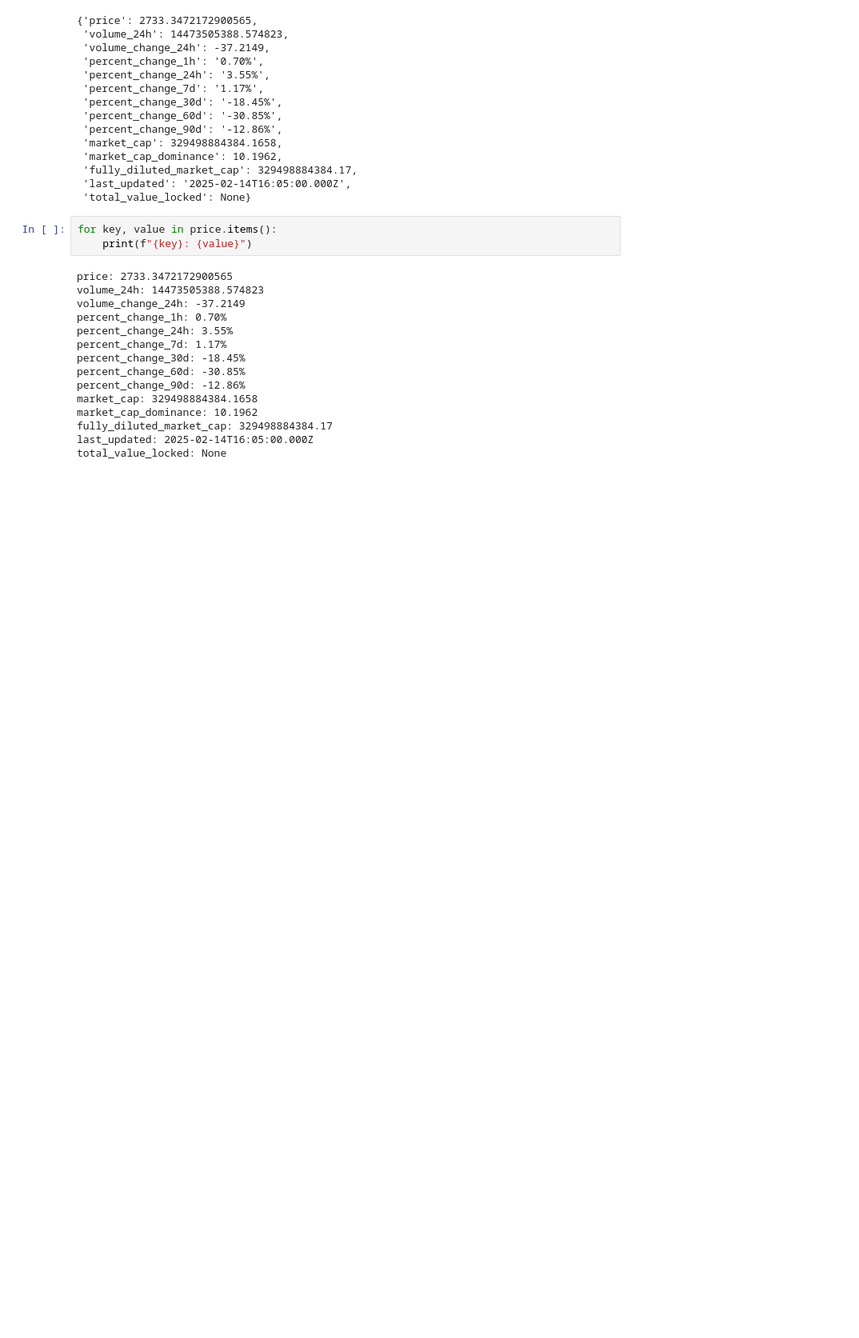
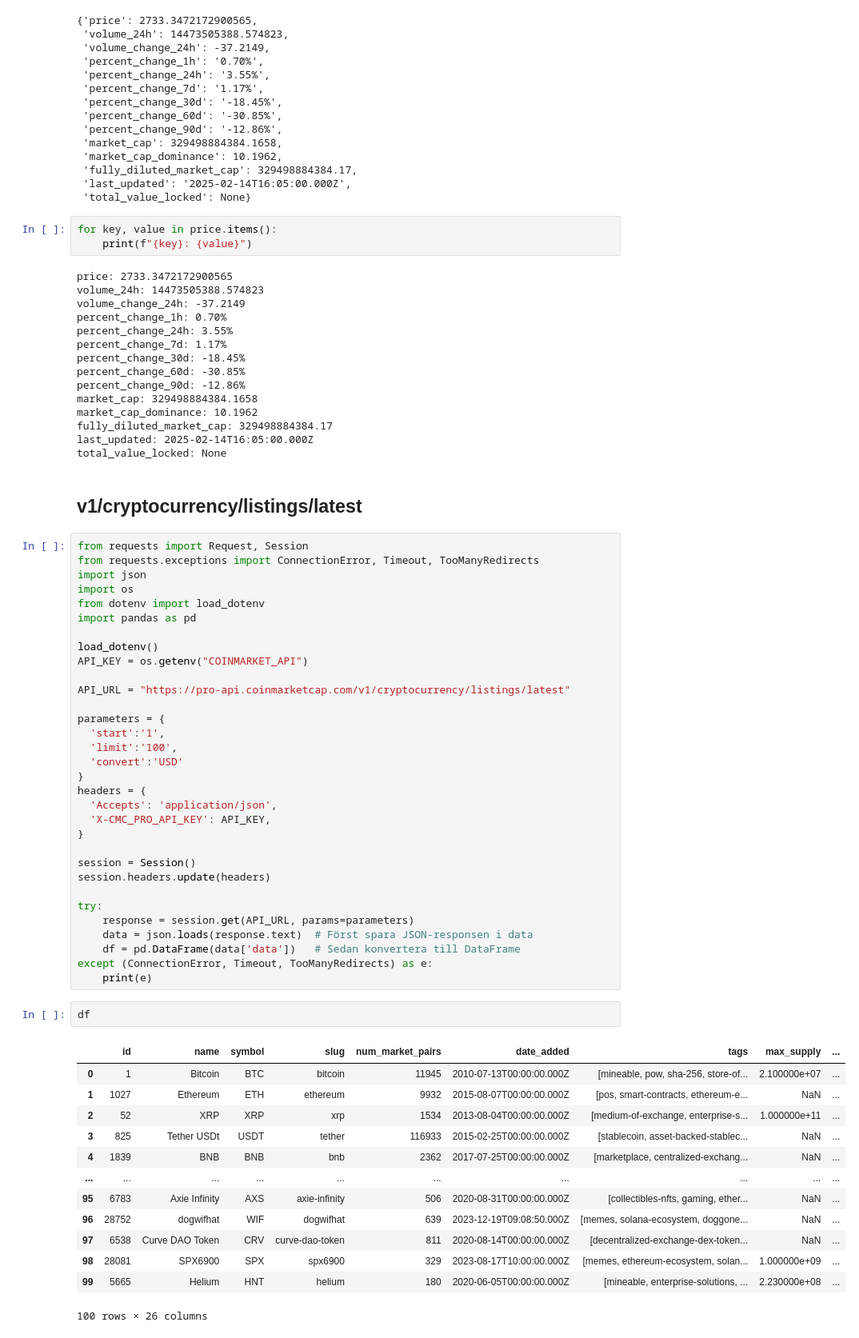
Before and after one commit to AlejandroHiroshima/Dataplatforms-DE24-grupp-5, a Jupyter notebook: src/explorations/AlexH_EDA.ipynb, the cells around one changed output. Shown: that part at 80% size. Drawn from its saved outputs; the diff is of its cells as text; blank space fills up the shorter version.

```diff
--- a/src/explorations/AlexH_EDA.ipynb
+++ b/src/explorations/AlexH_EDA.ipynb
@@ -137,3 +138,53 @@ market_cap_dominance: 10.1962
 fully_diluted_market_cap: 329498884384.17
 last_updated: 2025-02-14T16:05:00.000Z
 total_value_locked: None
+# %% [markdown]
+## v1/cryptocurrency/listings/latest
+# %%
+from requests import Request, Session
+from requests.exceptions import ConnectionError, Timeout, TooManyRedirects
+import json
+import os
+from dotenv import load_dotenv
+import pandas as pd
+
+load_dotenv()
+API_KEY = os.getenv("COINMARKET_API")
+
+API_URL = "https://pro-api.coinmarketcap.com/v1/cryptocurrency/listings/latest"
+
+parameters = {
+  'start':'1',
+  'limit':'100',
+  'convert':'USD'
+}
+headers = {
+  'Accepts': 'application/json',
+  'X-CMC_PRO_API_KEY': API_KEY,
+}
+
+session = Session()
+session.headers.update(headers)
+
+try:
+    response = session.get(API_URL, params=parameters)
+    data = json.loads(response.text)  # Först spara JSON-responsen i data
+    df = pd.DataFrame(data['data'])   # Sedan konvertera till DataFrame
+except (ConnectionError, Timeout, TooManyRedirects) as e:
+    print(e)
+# %%
+df
+# %% [output]
+|  | id | name | symbol | slug | num_market_pairs | date_added | tags | max_supply | ... |
+| 0 | 1 | Bitcoin | BTC | bitcoin | 11945 | 2010-07-13T00:00:00.000Z | [mineable, pow, sha-256, store-of... | 2.100000e+07 | ... |
+| 1 | 1027 | Ethereum | ETH | ethereum | 9932 | 2015-08-07T00:00:00.000Z | [pos, smart-contracts, ethereum-e... | NaN | ... |
+| 2 | 52 | XRP | XRP | xrp | 1534 | 2013-08-04T00:00:00.000Z | [medium-of-exchange, enterprise-s... | 1.000000e+11 | ... |
+| 3 | 825 | Tether USDt | USDT | tether | 116933 | 2015-02-25T00:00:00.000Z | [stablecoin, asset-backed-stablec... | NaN | ... |
+| 4 | 1839 | BNB | BNB | bnb | 2362 | 2017-07-25T00:00:00.000Z | [marketplace, centralized-exchang... | NaN | ... |
+| ... | ... | ... | ... | ... | ... | ... | ... | ... | ... |
+| 95 | 6783 | Axie Infinity | AXS | axie-infinity | 506 | 2020-08-31T00:00:00.000Z | [collectibles-nfts, gaming, ether... | NaN | ... |
+| 96 | 28752 | dogwifhat | WIF | dogwifhat | 639 | 2023-12-19T09:08:50.000Z | [memes, solana-ecosystem, doggone... | NaN | ... |
+| 97 | 6538 | Curve DAO Token | CRV | curve-dao-token | 811 | 2020-08-14T00:00:00.000Z | [decentralized-exchange-dex-token... | NaN | ... |
+| 98 | 28081 | SPX6900 | SPX | spx6900 | 329 | 2023-08-17T10:00:00.000Z | [memes, ethereum-ecosystem, solan... | 1.000000e+09 | ... |
+| 99 | 5665 | Helium | HNT | helium | 180 | 2020-06-05T00:00:00.000Z | [mineable, enterprise-solutions, ... | 2.230000e+08 | ... |
+100 rows × 26 columns
```
Also changed, not shown: parts of 43 cells of this notebook.
